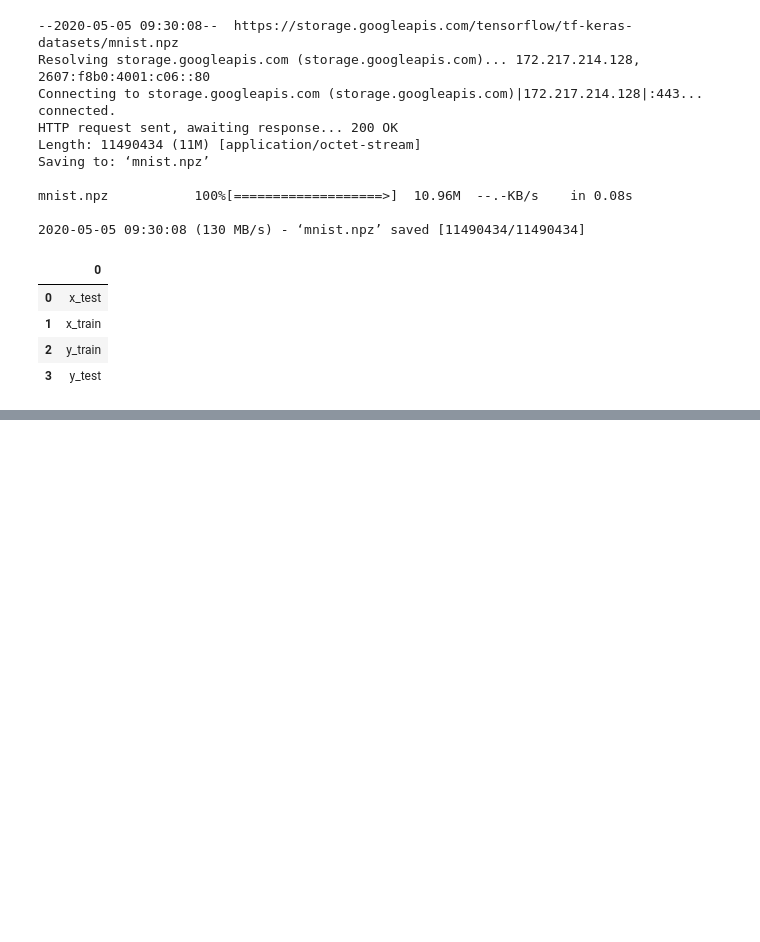
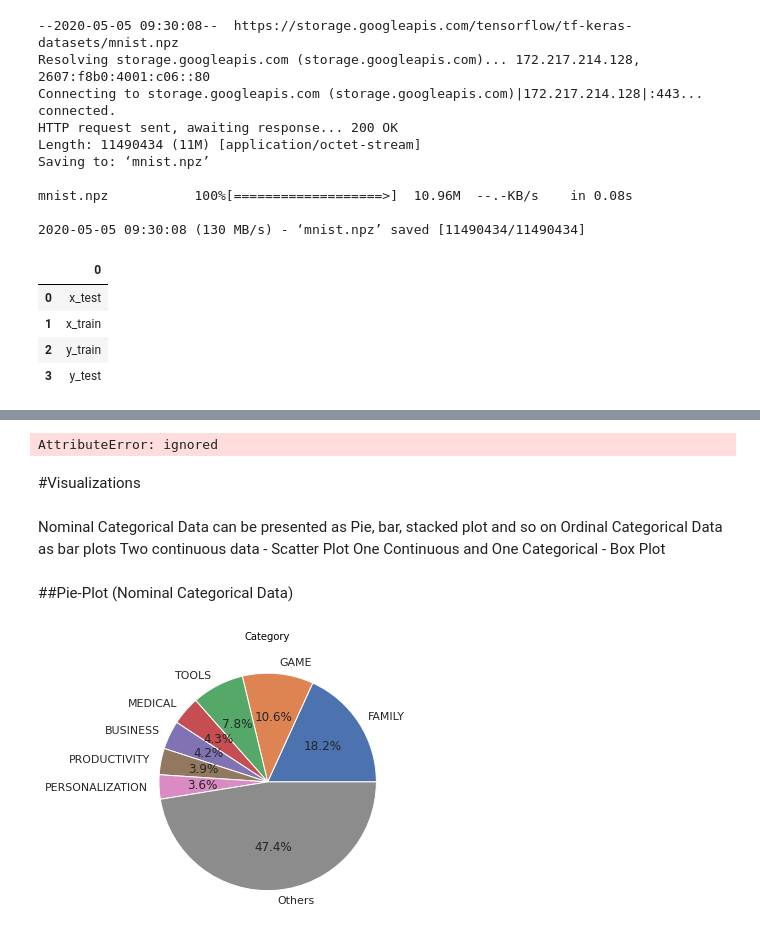
Before and after one commit to pysaurav/ML-Track, a Jupyter notebook: EDA_general.ipynb, the cells around one changed output, grey strips where cells are left out. Cells and saved outputs as stored; diff of their text form; code cells hidden in the pictures; blank space fills up the shorter version.

```diff
--- a/EDA_general.ipynb
+++ b/EDA_general.ipynb
@@ -104,0 +92,2 @@ drive.mount('/content/drive')
+# %%
+df = pd.read_csv("/content/drive/My Drive/Datasets/googleplaystore.csv")
@@ -104,0 +179,2 @@ drive.mount('/content/drive')
+# %%
+df["Reviews"] = df["Reviews"].astype(int)
@@ -104,0 +186,4 @@ drive.mount('/content/drive')
+# %%
+df.drop(df.index[10472],inplace=True)
+df['Reviews']=df['Reviews'].astype(int)
+df.describe()
@@ -104,0 +220,34 @@ drive.mount('/content/drive')
+# %%
+
+df['Type'].fillna('Free',inplace=True)
+df['Current Ver']=df['Current Ver'].fillna(value=4.1)
+'''Transformation'''
+#remove + from installs
+df['Installs'] = df['Installs'].map(lambda x: x.rstrip('+'))
+#remove commas from installs
+df['Installs']  = df['Installs'] .str.replace(',', '')
+df['Installs'] =df['Installs'] .astype(int)
+df['Installs'].value_counts()
+# %% [output]
+AttributeError: ignored
+# %% [markdown]
+#Visualizations
+# %% [markdown]
+Nominal Categorical Data can be presented as Pie, bar, stacked plot and so on
+Ordinal Categorical Data as bar plots
+Two continuous data - Scatter Plot
+One Continuous and One Categorical - Box Plot
+# %% [markdown]
+##Pie-Plot (Nominal Categorical Data)
+# %%
+labels=list(df['Category'].value_counts().index[:7])
+values=df['Category'].value_counts().values[:7].tolist()
+labels.append('Others')
+values.extend([(sum(df['Category'].value_counts().values[7:]))])
+
+plt.figure(figsize=(5,5))
+plt.pie(values,labels=labels,autopct='%1.1f%%')
+plt.title('Category',color='black',fontsize=10)
+plt.show()
+# %% [output]
+[figure, added]
```
Also changed, not shown: parts of 46 cells of this notebook.
